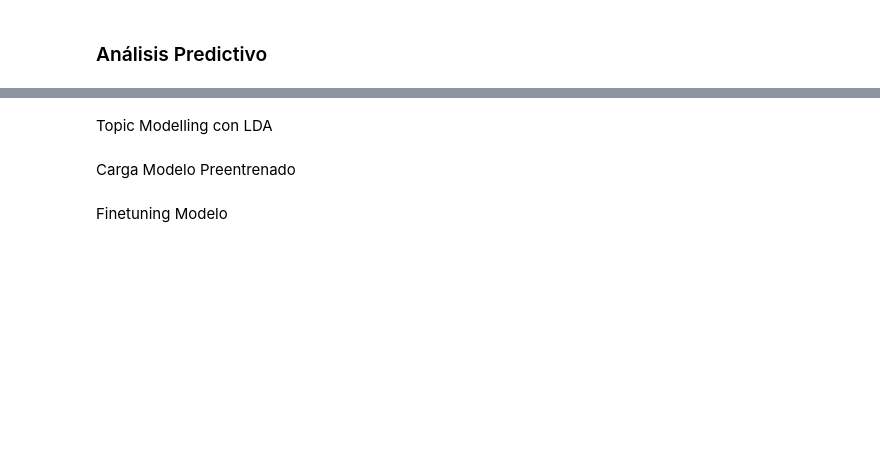
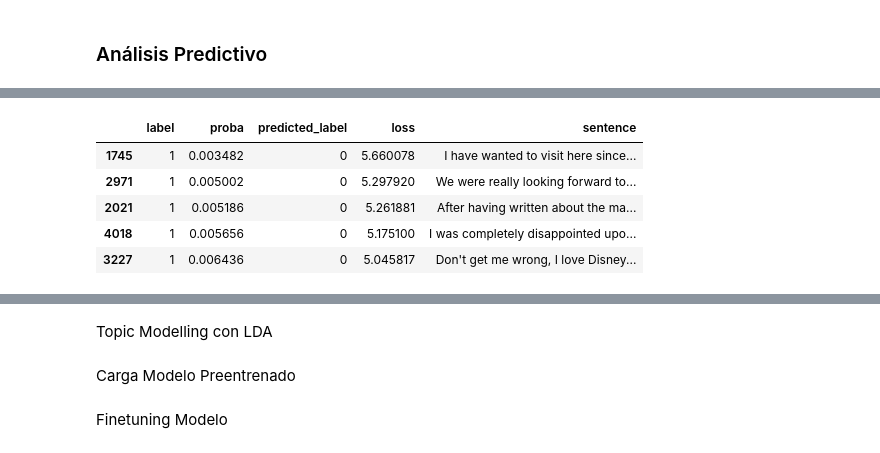
Before and after one commit to srosati/TP_NLP, a Jupyter notebook: main.ipynb, the cells around one changed output, grey strips where cells are left out. Cells and saved outputs as stored; diff of their text form; code cells hidden in the pictures; blank space fills up the shorter version.

```diff
--- a/main.ipynb
+++ b/main.ipynb
@@ -386,0 +725,9 @@ for k in full_dataset.keys():
+# %%
+errors_df.query("label == 1").sort_values("loss", ascending=False).head()
+# %% [output]
+|  | label | proba | predicted_label | loss | sentence |
+| 1745 | 1 | 0.003482 | 0 | 5.660078 | I have wanted to visit here since... |
+| 2971 | 1 | 0.005002 | 0 | 5.297920 | We were really looking forward to... |
+| 2021 | 1 | 0.005186 | 0 | 5.261881 | After having written about the ma... |
+| 4018 | 1 | 0.005656 | 0 | 5.175100 | I was completely disappointed upo... |
+| 3227 | 1 | 0.006436 | 0 | 5.045817 | Don't get me wrong, I love Disney... |
```
Also changed, not shown: parts of 68 cells of this notebook.
